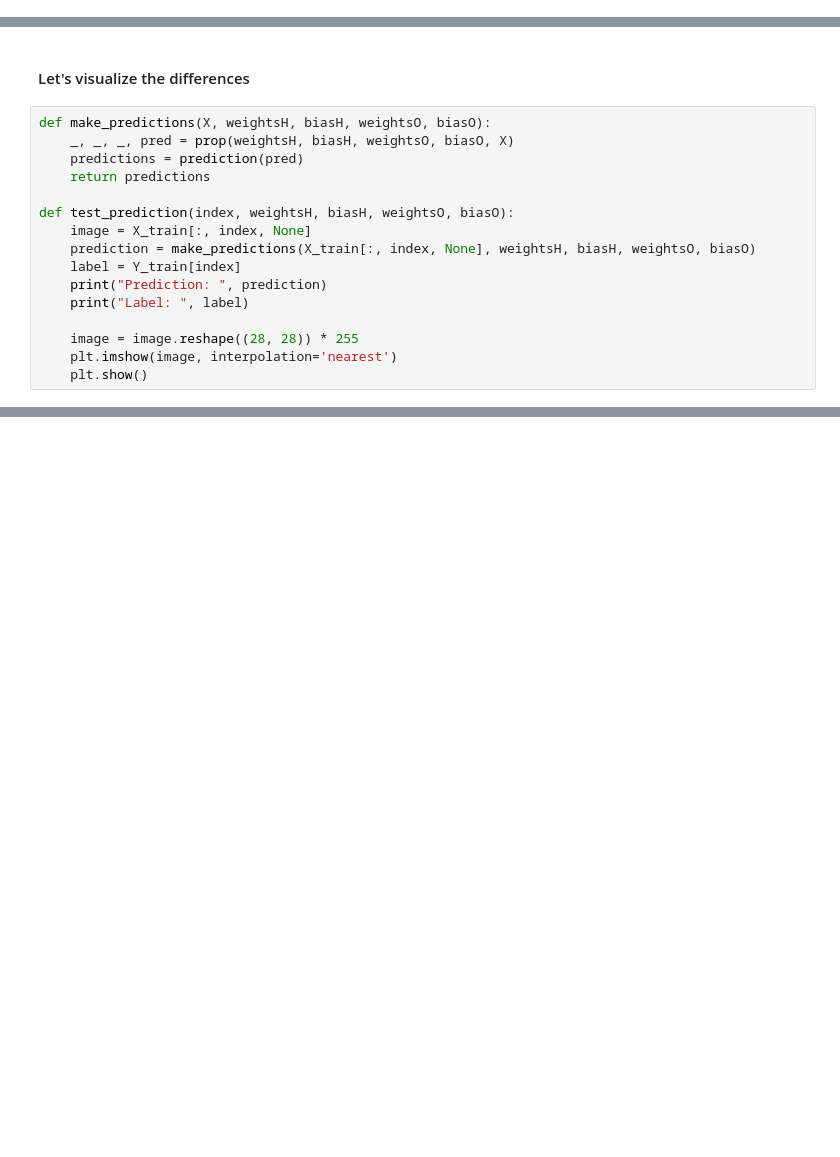
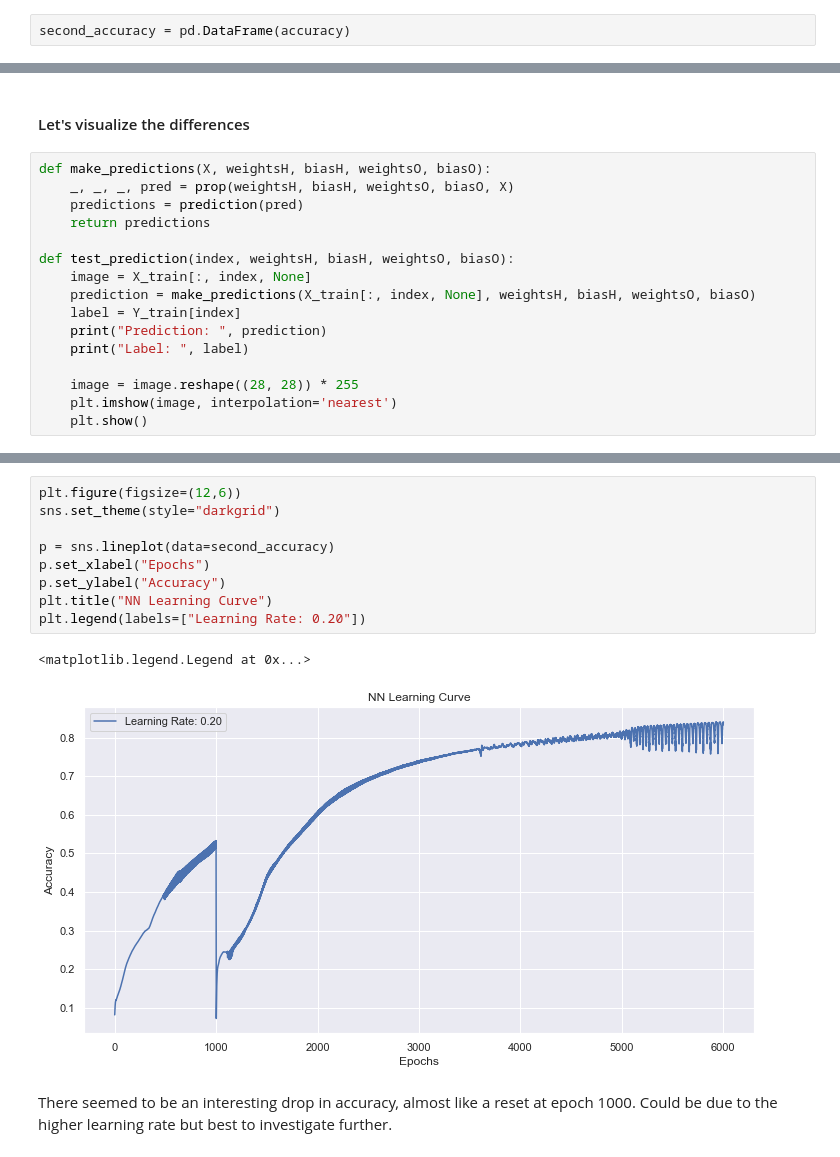
Before and after one commit to DannyAlas/Neural-Network-1, a Jupyter notebook: NN-from-scratch.ipynb, the cells around one changed output, grey strips where cells are left out. Cells and saved outputs as stored; diff of their text form; blank space fills up the shorter version.

```diff
--- a/NN-from-scratch.ipynb
+++ b/NN-from-scratch.ipynb
@@ -278,3 +278,5 @@ Epoch:  5000
+# %%
+second_accuracy = pd.DataFrame(accuracy)
 # %% [markdown]
 ## Adjusting the learning rate and epochs resulted in a better prediction
 # %% [markdown]
@@ -328,0 +333,14 @@ Label:  8
+# %%
+plt.figure(figsize=(12,6))
+sns.set_theme(style="darkgrid")
+
+p = sns.lineplot(data=second_accuracy)
+p.set_xlabel("Epochs")
+p.set_ylabel("Accuracy")
+plt.title("NN Learning Curve")
+plt.legend(labels=["Learning Rate: 0.20"])
+# %% [output]
+<matplotlib.legend.Legend at 0x...>
+[figure, added]
+# %% [markdown]
+There seemed to be an interesting drop in accuracy, almost like a reset at epoch 1000. Could be due to the higher learning rate but best to investigate further.
```
Also changed, not shown: parts of 8 cells of this notebook.
